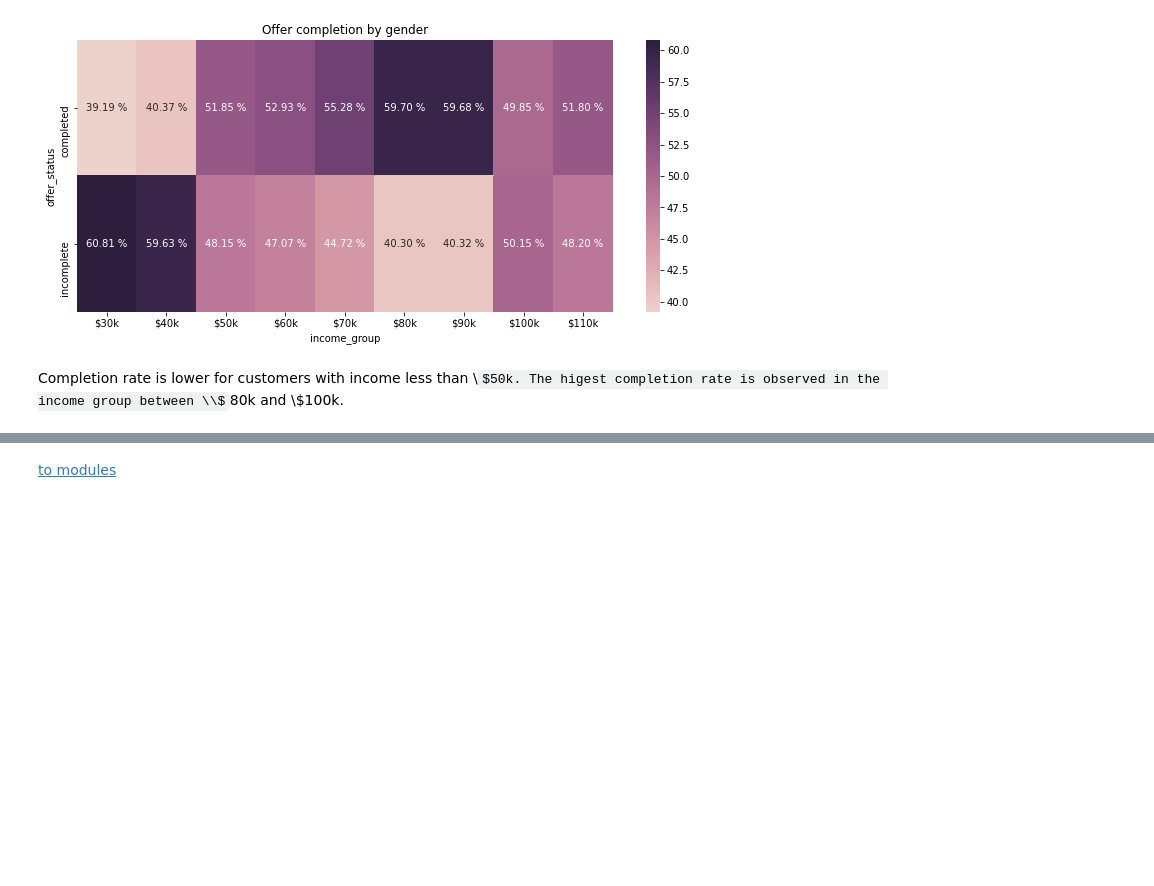
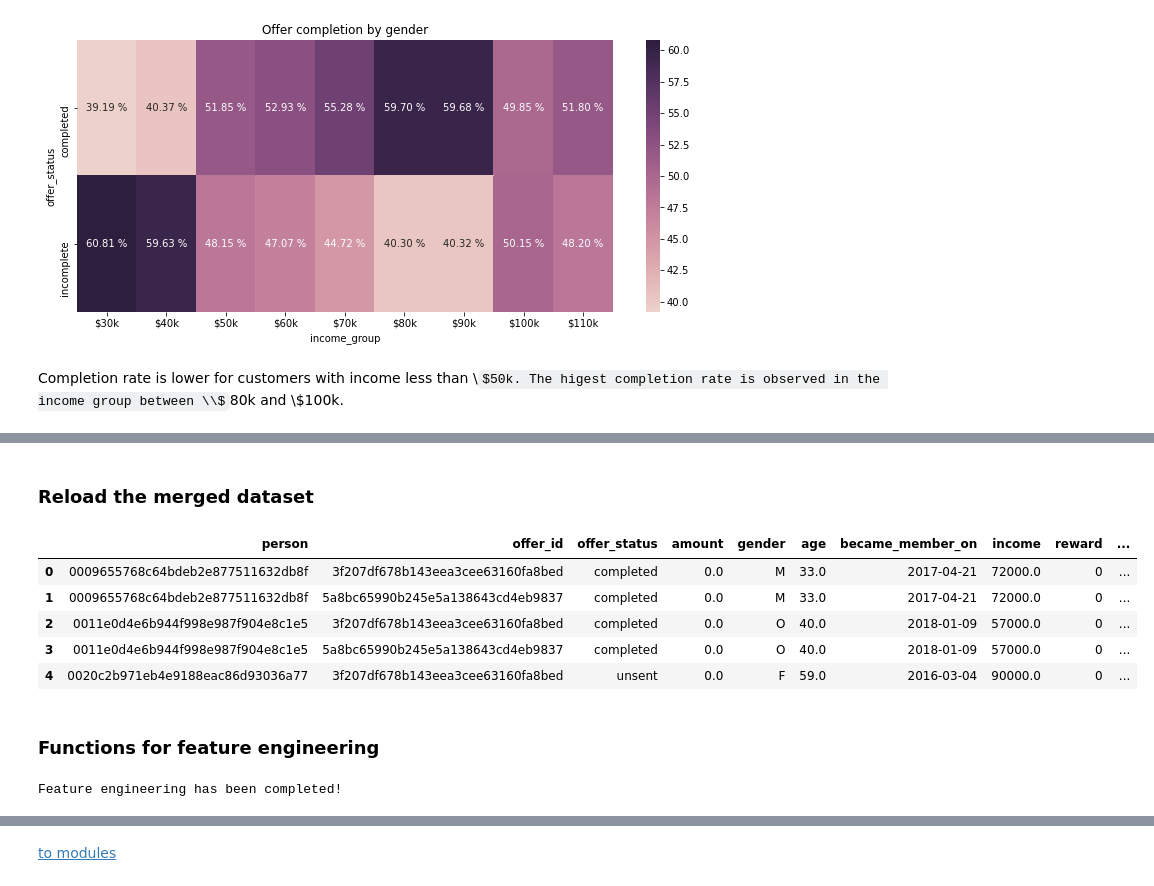
Before and after one commit to jasonsuk/ds-starbucks, a Jupyter notebook: Starbucks_Capstone_notebook.ipynb, the cells around one changed output, grey strips where cells are left out. Saved outputs shown, nothing was run; the diff lists cells and outputs as text; code cells hidden in the pictures; some formulas as TeX source; blank space fills up the shorter version.

Commit message:
Revise exploratory analysis and perform feature engineering

```diff
--- a/Starbucks_Capstone_notebook.ipynb
+++ b/Starbucks_Capstone_notebook.ipynb
@@ -1389,0 +1576,15 @@ Completion rate is lower for customers with income less than \\$50k. The higest
+# %% [markdown]
+### Reload the merged dataset
+# %%
+# Reload the merged dataset
+df_merged = pd.read_csv('data/starbucks_merged.csv')
+df_merged.head()
+# %% [output]
+|  | person | offer_id | offer_status | amount | gender | age | became_member_on | income | reward | ... |
+| 0 | 0009655768c64bdeb2e877511632db8f | 3f207df678b143eea3cee63160fa8bed | completed | 0.0 | M | 33.0 | 2017-04-21 | 72000.0 | 0 | ... |
+| 1 | 0009655768c64bdeb2e877511632db8f | 5a8bc65990b245e5a138643cd4eb9837 | completed | 0.0 | M | 33.0 | 2017-04-21 | 72000.0 | 0 | ... |
+| 2 | 0011e0d4e6b944f998e987f904e8c1e5 | 3f207df678b143eea3cee63160fa8bed | completed | 0.0 | O | 40.0 | 2018-01-09 | 57000.0 | 0 | ... |
+| 3 | 0011e0d4e6b944f998e987f904e8c1e5 | 5a8bc65990b245e5a138643cd4eb9837 | completed | 0.0 | O | 40.0 | 2018-01-09 | 57000.0 | 0 | ... |
+| 4 | 0020c2b971eb4e9188eac86d93036a77 | 3f207df678b143eea3cee63160fa8bed | unsent | 0.0 | F | 59.0 | 2016-03-04 | 90000.0 | 0 | ... |
+# %% [markdown]
+### Functions for feature engineering
@@ -1389,0 +1671,9 @@ Completion rate is lower for customers with income less than \\$50k. The higest
+# %%
+# Confirm the result
+assert target.nunique() == 2
+assert len(target) == df_merged.query('offer_status!="unsent"').shape[0]
+assert len(features) == df_merged.query('offer_status!="unsent"').shape[0]
+assert offer_unsent.offer_status.unique() == 'unsent'
+print('Feature engineering has been completed!')
+# %% [output]
+Feature engineering has been completed!
```
Also changed, not shown: parts of 67 cells of this notebook, 3 other files.
